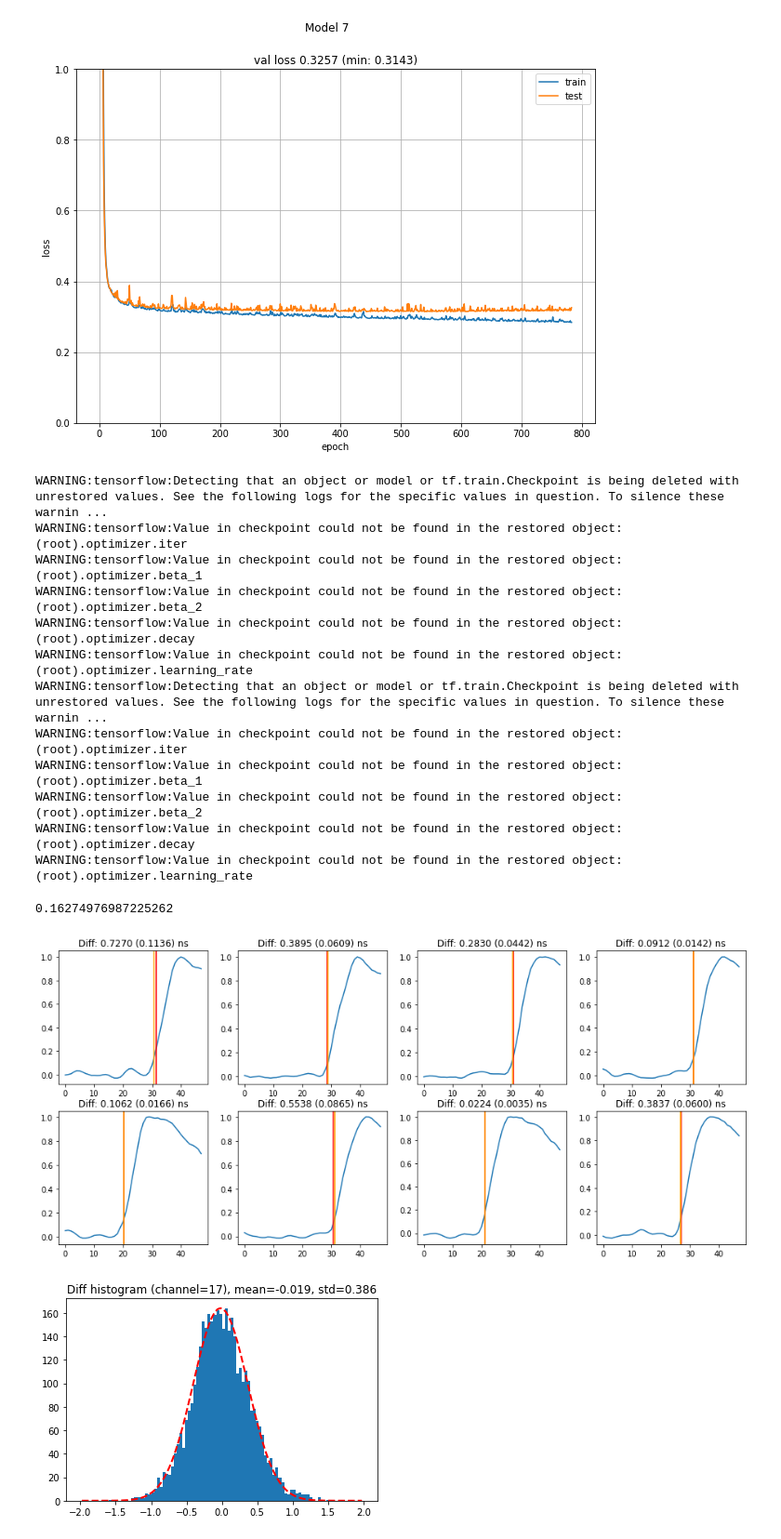
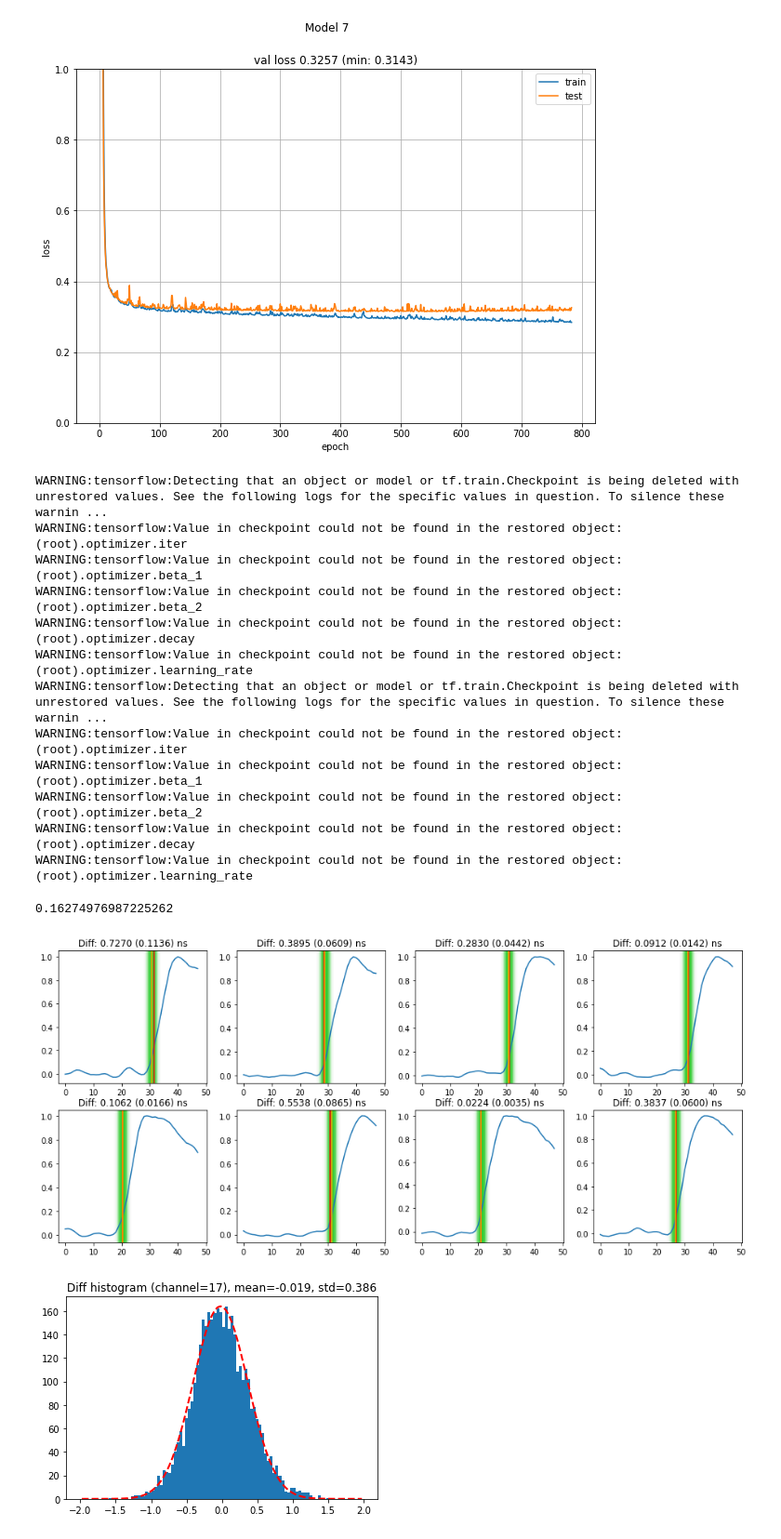
Before and after one commit to MatiXOfficial/pps-diamond-time-measurement, a Jupyter notebook: notebooks/neural_network_tests/nn_smearing_experiments.ipynb, the cells around one changed output. Shown at 93% size. Cells and saved outputs as stored; diff of their text form; code cells hidden in the pictures.

Commit message:
Added heatmaps to UNet samples plots

```diff
--- a/notebooks/neural_network_tests/nn_smearing_experiments.ipynb
+++ b/notebooks/neural_network_tests/nn_smearing_experiments.ipynb
@@ -63,14 +62,21 @@ X_train, X_test, y_train, y_test = train_test_split(X_aug, y_aug, test_size=0.2,
 # %% [markdown]
 # Utils
 # %%
-def plot_samples(X, y, y_pred, indices=[10, 11, 12, 13, 500, 1000, 2000, 3000]):
+def plot_samples(X, y_true, y_pred, indices=[10, 11, 12, 13, 500, 1000, 2000, 3000], Y_heatmap=None):
     for i, idx in enumerate(indices):
         plt.subplot(2, 4, i + 1)
+        if Y_heatmap is not None:
+            _, _, mu, std = _get_gauss_stats(np.maximum(Y_heatmap[idx], 0), return_all=True)
+            gauss_y = norm.pdf(np.arange(0, X.shape[1], 0.1), mu, std)
+            gauss_y /= np.max(gauss_y)
+            for x, y in zip(np.arange(0, X.shape[1], 0.1), gauss_y):
+                plt.axvspan(x - 0.05, x + 0.05, alpha=y * 0.7, color='limegreen')
+
         plot_sample(X[idx])
-        plt.axvline(y[idx], c='red')
+        plt.axvline(y_true[idx], c='red')
         plt.axvline(y_pred[idx], c='orange')
 
-        diff = abs(y[idx] - y_pred[idx])
+        diff = abs(y_true[idx] - y_pred[idx])
         plt.title(f'Diff: {diff:0.4f} ({diff * TIME_STEP:0.4f}) ns')
 
 def plot_difference_hist(y_true, y_pred, channel, hist_range=(-2, 2), n_bins=100):
@@ -434,28 +440,28 @@ plot_history(history, "Model 7", ymax=1)
 # %%
 plt.figure(figsize=(16, 7))
 Y_heatmap_pred = model.predict(X_test)
 
 y_pred = np.empty(Y_heatmap_pred.shape[0])
 for i, y in enumerate(Y_heatmap_pred):
     y_pred[i] = _get_gauss_stats(y)
 
-plot_samples(X_test, y_test, y_pred)
+plot_samples(X_test, y_test, y_pred, Y_heatmap=Y_heatmap_pred)
 mean_squared_error(y_test, y_pred)
 # %% [output]
 WARNING:tensorflow:Detecting that an object or model or tf.train.Checkpoint is being deleted with unrestored values. See the following logs for the specific values in question. To silence these warnin ...
 WARNING:tensorflow:Value in checkpoint could not be found in the restored object: (root).optimizer.iter
 WARNING:tensorflow:Value in checkpoint could not be found in the restored object: (root).optimizer.beta_1
 WARNING:tensorflow:Value in checkpoint could not be found in the restored object: (root).optimizer.beta_2
 WARNING:tensorflow:Value in checkpoint could not be found in the restored object: (root).optimizer.decay
 WARNING:tensorflow:Value in checkpoint could not be found in the restored object: (root).optimizer.learning_rate
 WARNING:tensorflow:Detecting that an object or model or tf.train.Checkpoint is being deleted with unrestored values. See the following logs for the specific values in question. To silence these warnin ...
 WARNING:tensorflow:Value in checkpoint could not be found in the restored object: (root).optimizer.iter
 WARNING:tensorflow:Value in checkpoint could not be found in the restored object: (root).optimizer.beta_1
 WARNING:tensorflow:Value in checkpoint could not be found in the restored object: (root).optimizer.beta_2
 WARNING:tensorflow:Value in checkpoint could not be found in the restored object: (root).optimizer.decay
 WARNING:tensorflow:Value in checkpoint could not be found in the restored object: (root).optimizer.learning_rate
 0.16274976987225262
-[figure, old version]
+[figure, new version]
 # %%
 std_7 = plot_difference_hist(y_test, y_pred, 17)
 # %% [output]
```
Also changed, not shown: parts of 1 cell of this notebook.
